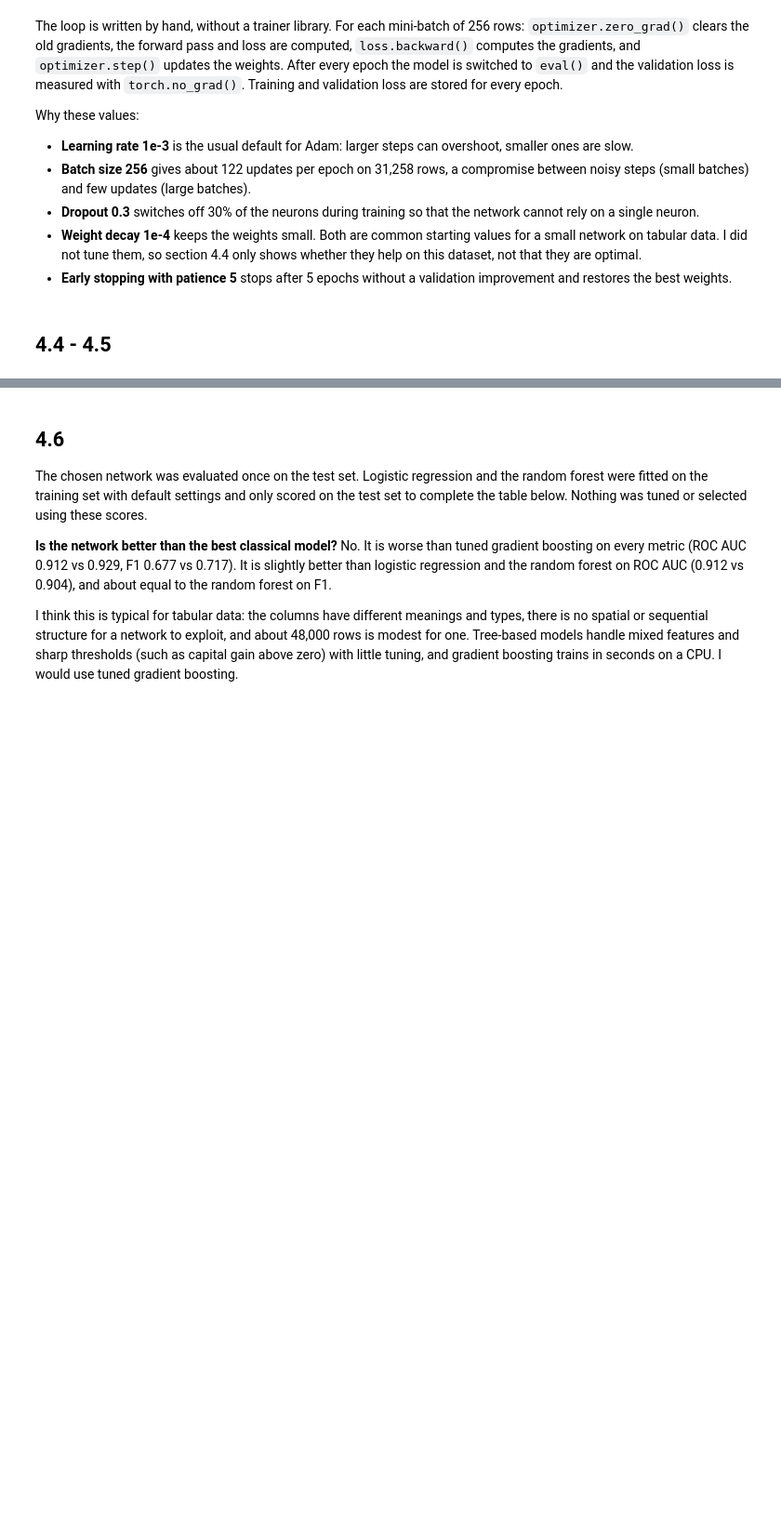
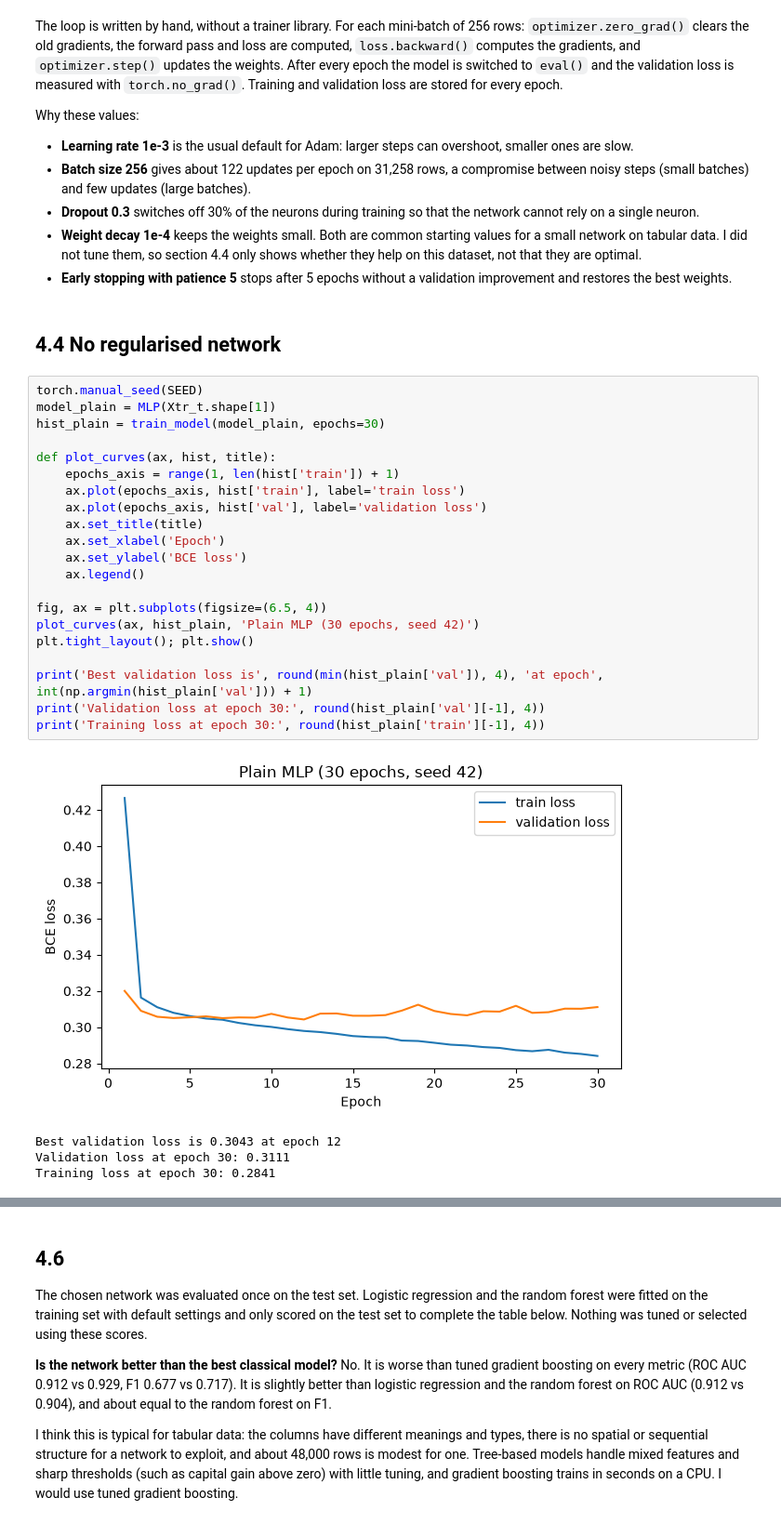
Before and after one commit to dpetrovskaua/ML-census-income, a Jupyter notebook: 02_models.ipynb, the cells around one changed output, grey strips where cells are left out. Shown at 93% size. Drawn from its saved outputs; the diff is of its cells as text; blank space fills up the shorter version.

```diff
--- a/02_models.ipynb
+++ b/02_models.ipynb
@@ -447,4 +447,30 @@ Why these values:
 - **Weight decay 1e-4** keeps the weights small. Both are common starting values for a small network on tabular data. I did not tune them, so section 4.4 only shows whether they help on this dataset, not that they are optimal.
 - **Early stopping with patience 5** stops after 5 epochs without a validation improvement and restores the best weights.
 # %% [markdown]
-## 4.4 - 4.5
+## 4.4 No regularised network
+# %%
+torch.manual_seed(SEED)
+model_plain = MLP(Xtr_t.shape[1])
+hist_plain = train_model(model_plain, epochs=30)
+
+def plot_curves(ax, hist, title):
+    epochs_axis = range(1, len(hist['train']) + 1)
+    ax.plot(epochs_axis, hist['train'], label='train loss')
+    ax.plot(epochs_axis, hist['val'], label='validation loss')
+    ax.set_title(title)
+    ax.set_xlabel('Epoch')
+    ax.set_ylabel('BCE loss')
+    ax.legend()
+
+fig, ax = plt.subplots(figsize=(6.5, 4))
+plot_curves(ax, hist_plain, 'Plain MLP (30 epochs, seed 42)')
+plt.tight_layout(); plt.show()
+
+print('Best validation loss is', round(min(hist_plain['val']), 4), 'at epoch', int(np.argmin(hist_plain['val'])) + 1)
+print('Validation loss at epoch 30:', round(hist_plain['val'][-1], 4))
+print('Training loss at epoch 30:', round(hist_plain['train'][-1], 4))
+# %% [output]
+[figure, added]
+Best validation loss is 0.3043 at epoch 12
+Validation loss at epoch 30: 0.3111
+Training loss at epoch 30: 0.2841
```
Also changed, not shown: parts of 6 cells of this notebook.
